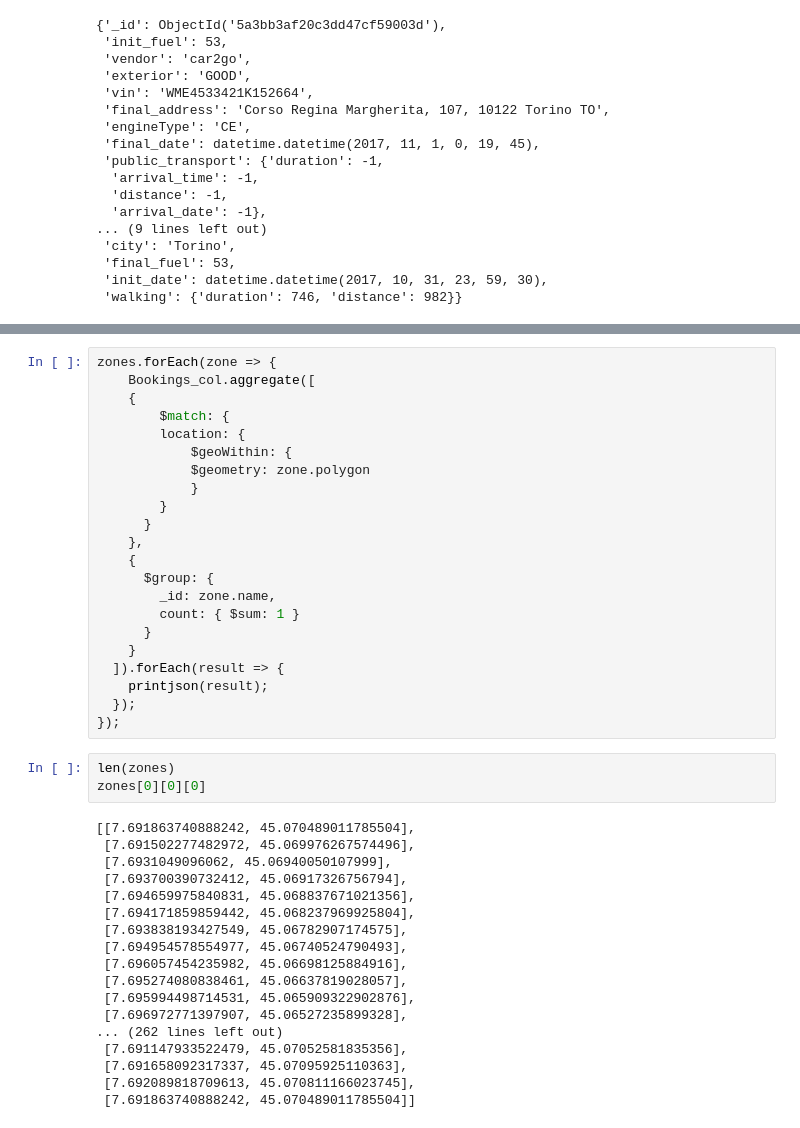
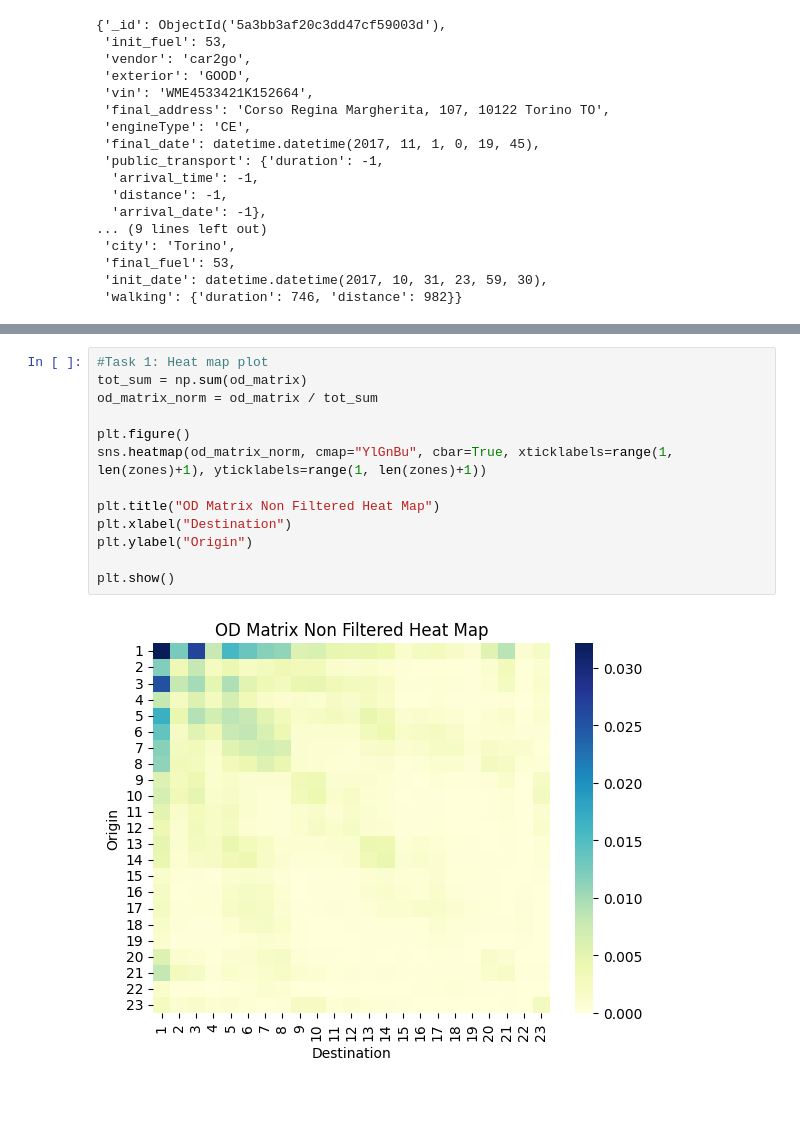
Before and after one commit to LucaBar8/ICT4SM_lab2, a Jupyter notebook: lab2.ipynb, the cells around one changed output, grey strips where cells are left out. Drawn from its saved outputs; the diff is of its cells as text; blank space fills up the shorter version.

Commit message:
Task 1

```diff
--- a/lab2.ipynb
+++ b/lab2.ipynb
@@ -202,43 +128,15 @@ InvalidDocument: cannot encode object: array([[[[ 7.69186374, 45.07048901],
-# %%
-zones.forEach(zone => {
-    Bookings_col.aggregate([
-    {
-        $match: {
-        location: {
-            $geoWithin: {
-            $geometry: zone.polygon
-            }
-        }
-      }
-    },
-    {
-      $group: {
-        _id: zone.name,
-        count: { $sum: 1 }
-      }
-    }
-  ]).forEach(result => {
-    printjson(result);
-  });
-});
-# %%
-len(zones)
-zones[0][0][0]
-# %% [output]
-[[7.691863740888242, 45.070489011785504],
- [7.691502277482972, 45.069976267574496],
- [7.6931049096062, 45.06940050107999],
- [7.693700390732412, 45.06917326756794],
- [7.694659975840831, 45.068837671021356],
- [7.694171859859442, 45.068237969925804],
- [7.693838193427549, 45.06782907174575],
- [7.694954578554977, 45.06740524790493],
- [7.696057454235982, 45.06698125884916],
- [7.695274080838461, 45.06637819028057],
- [7.695994498714531, 45.065909322902876],
- [7.696972771397907, 45.06527235899328],
-... (262 lines left out)
- [7.691147933522479, 45.07052581835356],
- [7.691658092317337, 45.07095925110363],
- [7.692089818709613, 45.070811166023745],
- [7.691863740888242, 45.070489011785504]]
+# %%
+#Task 1: Heat map plot
+tot_sum = np.sum(od_matrix)
+od_matrix_norm = od_matrix / tot_sum
+
+plt.figure()
+sns.heatmap(od_matrix_norm, cmap="YlGnBu", cbar=True, xticklabels=range(1, len(zones)+1), yticklabels=range(1, len(zones)+1))
+
+plt.title("OD Matrix Non Filtered Heat Map")
+plt.xlabel("Destination")
+plt.ylabel("Origin")
+
+plt.show()
+# %% [output]
+[figure, added]
```
Also changed, not shown: parts of 16 cells of this notebook, 2 other files.
